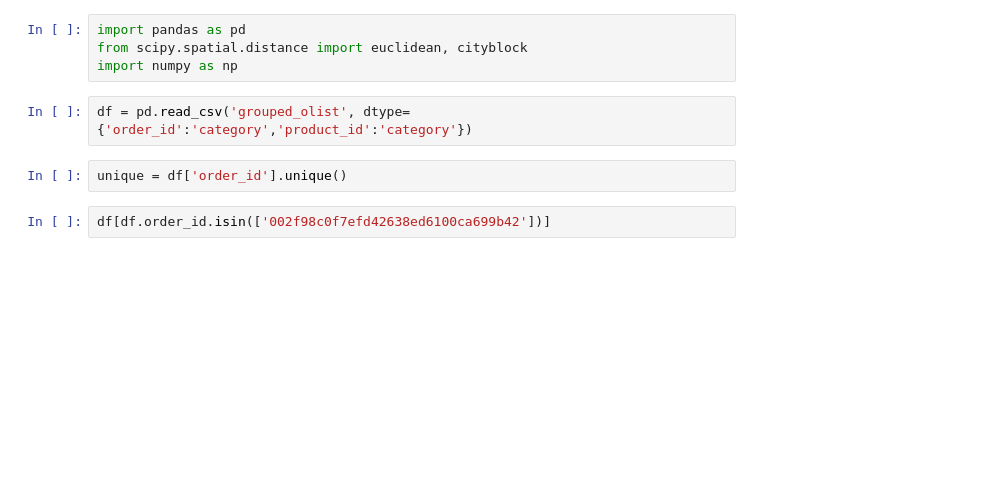
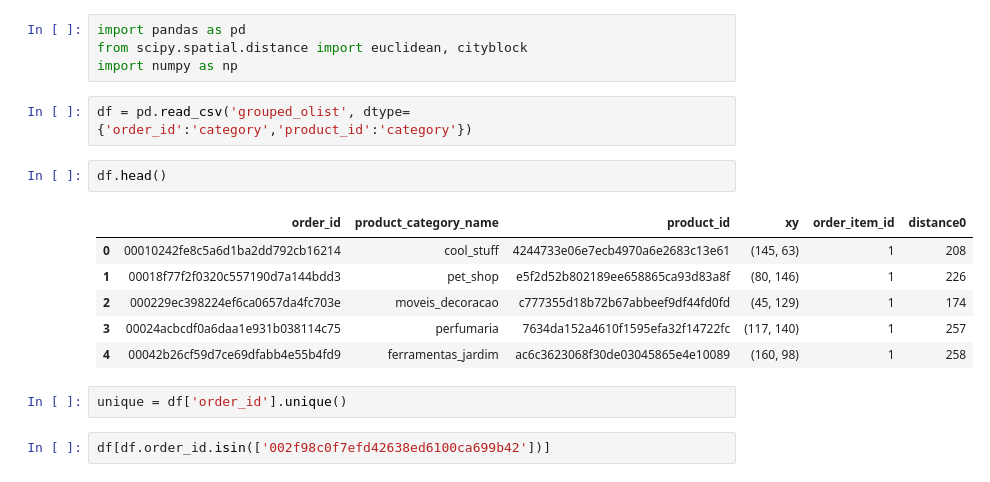
Before and after one commit to Michiel-DK/olist, a Jupyter notebook: data/Implant3.ipynb, the cells around one changed output. Cells and saved outputs as stored; diff of their text form; blank space fills up the shorter version.

```diff
--- a/data/Implant3.ipynb
+++ b/data/Implant3.ipynb
@@ -4,6 +4,15 @@ from scipy.spatial.distance import euclidean, cityblock
 import numpy as np
 # %%
 df = pd.read_csv('grouped_olist', dtype={'order_id':'category','product_id':'category'})
+# %%
+df.head()
+# %% [output]
+|  | order_id | product_category_name | product_id | xy | order_item_id | distance0 |
+| 0 | 00010242fe8c5a6d1ba2dd792cb16214 | cool_stuff | 4244733e06e7ecb4970a6e2683c13e61 | (145, 63) | 1 | 208 |
+| 1 | 00018f77f2f0320c557190d7a144bdd3 | pet_shop | e5f2d52b802189ee658865ca93d83a8f | (80, 146) | 1 | 226 |
+| 2 | 000229ec398224ef6ca0657da4fc703e | moveis_decoracao | c777355d18b72b67abbeef9df44fd0fd | (45, 129) | 1 | 174 |
+| 3 | 00024acbcdf0a6daa1e931b038114c75 | perfumaria | 7634da152a4610f1595efa32f14722fc | (117, 140) | 1 | 257 |
+| 4 | 00042b26cf59d7ce69dfabb4e55b4fd9 | ferramentas_jardim | ac6c3623068f30de03045865e4e10089 | (160, 98) | 1 | 258 |
 # %%
 unique = df['order_id'].unique()
 # %%
```
Also changed, not shown: 1 other file.
